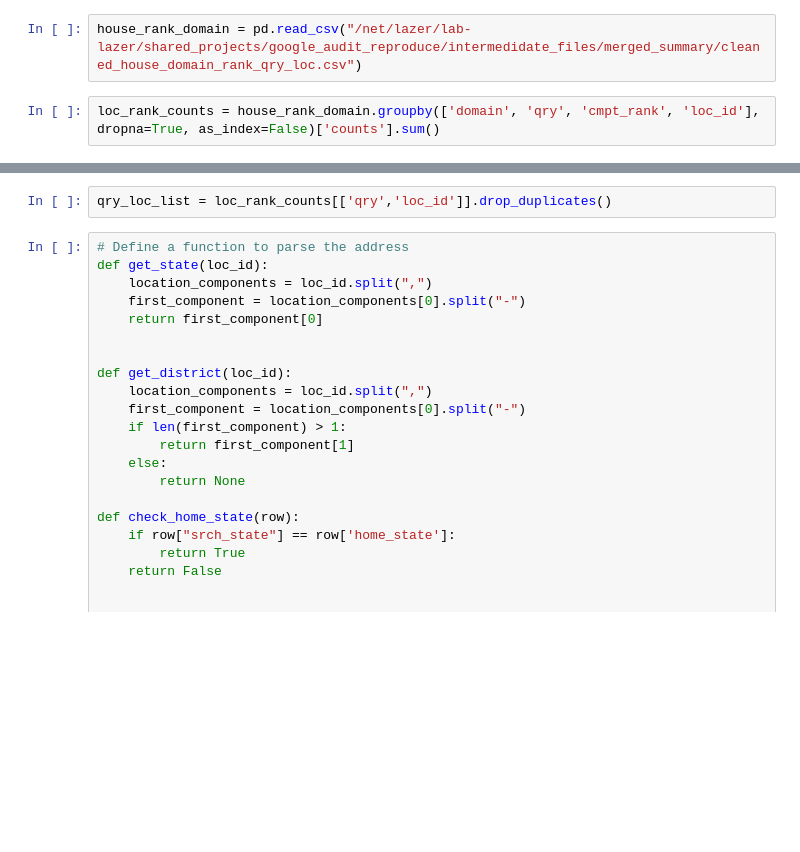
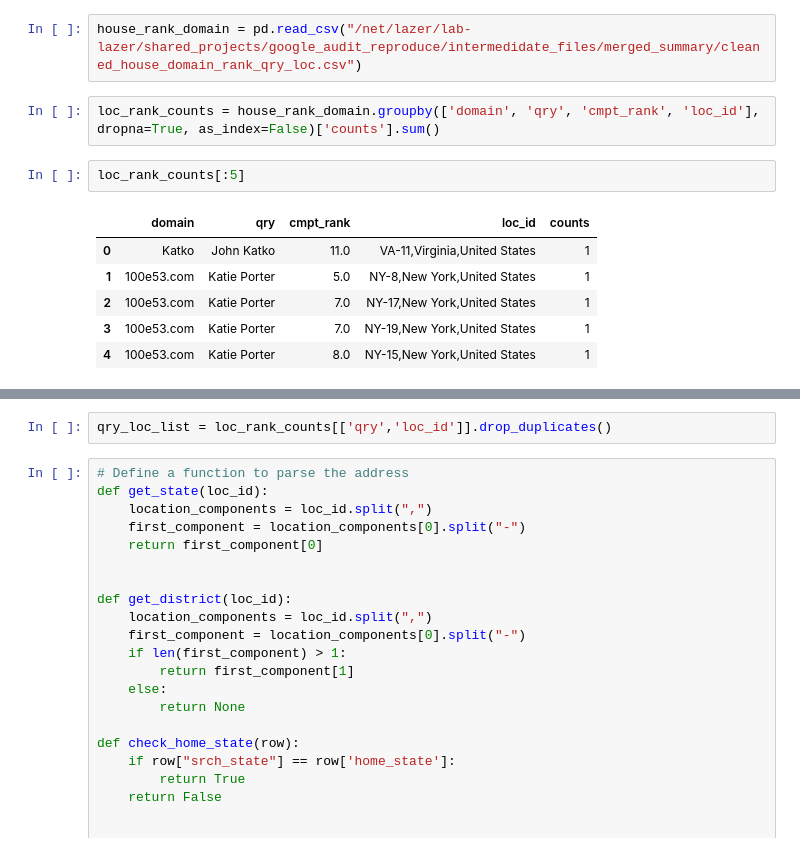
Before and after one commit to LazerLab/google_audit_reproduce, a Jupyter notebook: notebooks/natinoal_local_prepare_data.ipynb, the cells around one changed output, grey strips where cells are left out. Saved outputs shown, nothing was run; the diff lists cells and outputs as text; blank space fills up the shorter version.

```diff
--- a/notebooks/natinoal_local_prepare_data.ipynb
+++ b/notebooks/natinoal_local_prepare_data.ipynb
@@ -14,6 +14,15 @@ import json
 house_rank_domain = pd.read_csv("/net/lazer/lab-lazer/shared_projects/google_audit_reproduce/intermedidate_files/merged_summary/cleaned_house_domain_rank_qry_loc.csv")
 # %%
 loc_rank_counts = house_rank_domain.groupby(['domain', 'qry', 'cmpt_rank', 'loc_id'], dropna=True, as_index=False)['counts'].sum()
+# %%
+loc_rank_counts[:5]
+# %% [output]
+|  | domain | qry | cmpt_rank | loc_id | counts |
+| 0 | Katko | John Katko | 11.0 | VA-11,Virginia,United States | 1 |
+| 1 | 100e53.com | Katie Porter | 5.0 | NY-8,New York,United States | 1 |
+| 2 | 100e53.com | Katie Porter | 7.0 | NY-17,New York,United States | 1 |
+| 3 | 100e53.com | Katie Porter | 7.0 | NY-19,New York,United States | 1 |
+| 4 | 100e53.com | Katie Porter | 8.0 | NY-15,New York,United States | 1 |
 # %%
 loc_rank_counts['counts'].sum()
 # %% [output]
```
Also changed, not shown: parts of 1 cell of this notebook, 1 other file.
